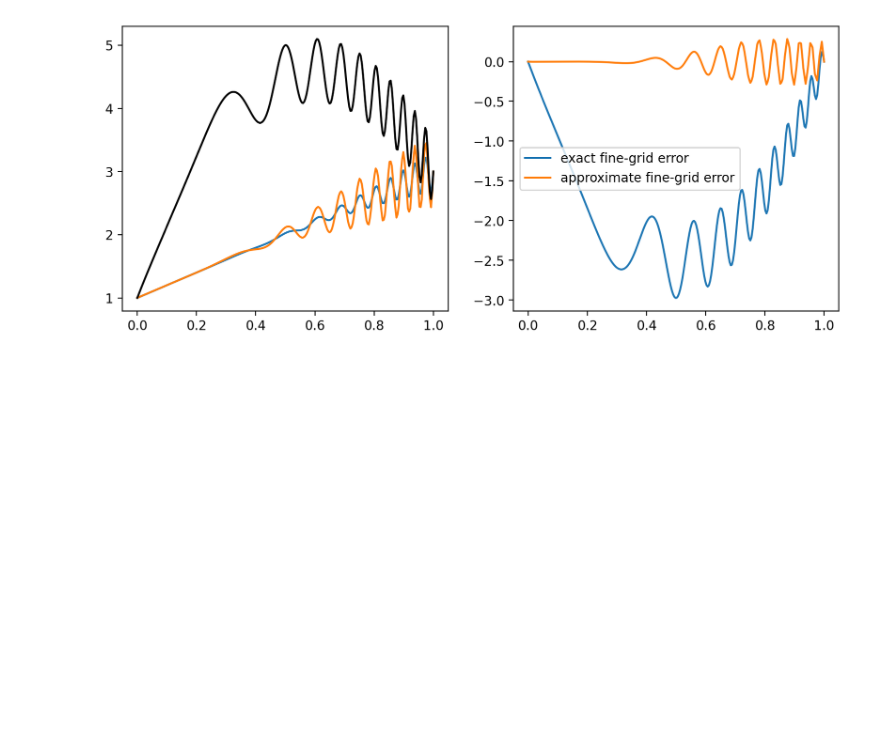
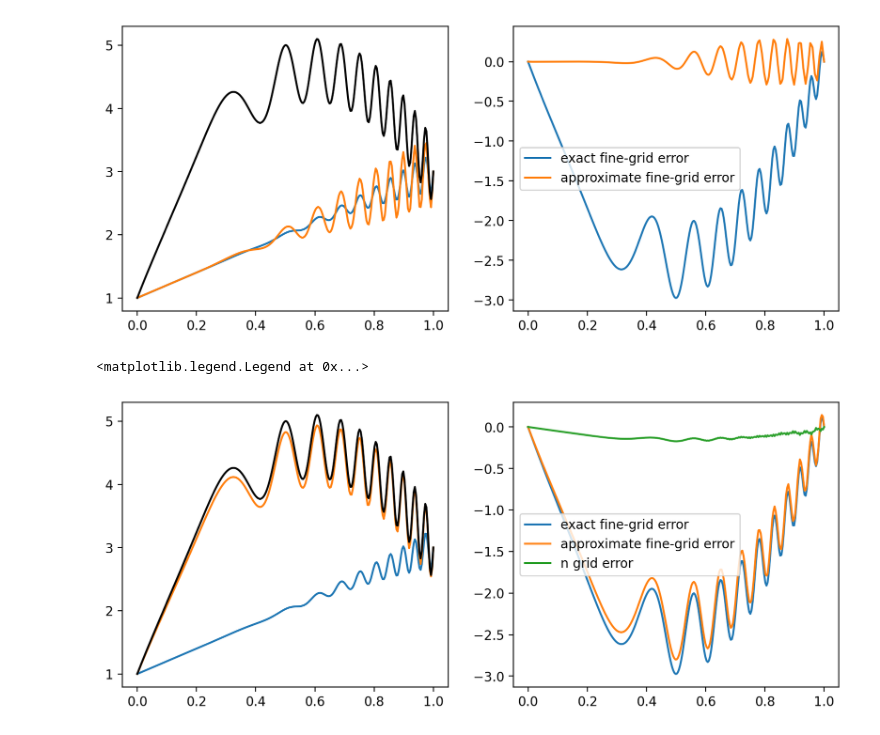
Before and after one commit to newby-jay/MATH536-Winter2026-JupyterNotebooks, a Jupyter notebook: Week 9.ipynb, the cells around one changed output. Saved outputs shown, nothing was run; the diff lists cells and outputs as text; code cells hidden in the pictures; blank space fills up the shorter version.

```diff
--- a/Week 9.ipynb
+++ b/Week 9.ipynb
@@ -193,3 +197,76 @@ legend()
 # %% [output]
 <matplotlib.legend.Legend at 0x...>
 [figure]
+# %%
+# n grid version
+
+nu = 3
+
+m = 256
+h = 1/(m + 1)
+
+x = linspace(0, 1, m + 2)
+
+f = F(x)
+f[1] -= 1/h**2
+f[-2] -= 3/h**2
+
+uexact = exact_soln(x)
+
+u = uexact.copy()
+
+u0 = linspace(1, 3, m+2)
+
+r = zeros(m + 2)
+u[1:-1], r[1:-1] = Jacobi(f[1:-1], u0[1:-1], m, nu)
+
+# Ae = -r on the coarse grid
+
+n_levels = 7
+m_min = m//2**n_levels
+assert 2**n_levels <= m
+
+def approx_error(x_fine, rhs_fine, m_coarse):
+
+    x_coarse = linspace(0, 1, m_coarse + 2)
+
+    rhs_coarse = grid_xfer(x_fine, rhs_fine, x_coarse)
+
+    e0_coarse = zeros(m_coarse + 2)
+
+    e_coarse = zeros(m_coarse + 2)
+
+    r_coarse = zeros(m_coarse + 2)
+
+    e_coarse[1:-1], r_coarse[1:-1] = Jacobi(
+        rhs_coarse[1:-1], e0_coarse[1:-1], m_coarse, nu)
+
+    if m_coarse//2 >= m_min:
+        e_coarse -= approx_error(x_coarse, -r_coarse, m_coarse//2)
+
+    e_fine = grid_xfer(x_coarse, e_coarse, x_fine)
+    e_fine[1:-1], _ = Jacobi(
+        rhs_fine[1:-1], e_fine[1:-1], m_coarse*2, nu)
+    return e_fine
+
+m_coarse = m//2
+e_fine = approx_error(x, -r, m_coarse)
+
+
+u_ng = u - e_fine
+
+fig1 = figure(1, [10, 4])
+
+fig1.add_subplot(121)
+plot(x, u)
+plot(x, u_ng)
+plot(x, uexact, 'k')
+
+fig1.add_subplot(122)
+plot(x, u - uexact, label='exact fine-grid error')
+plot(x, e_fine, label='approximate fine-grid error')
+plot(x, u_ng - uexact, label='n grid error')
+legend()
+# %% [output]
+<matplotlib.legend.Legend at 0x...>
+[figure, added]
```
Also changed, not shown: parts of 4 cells of this notebook.
